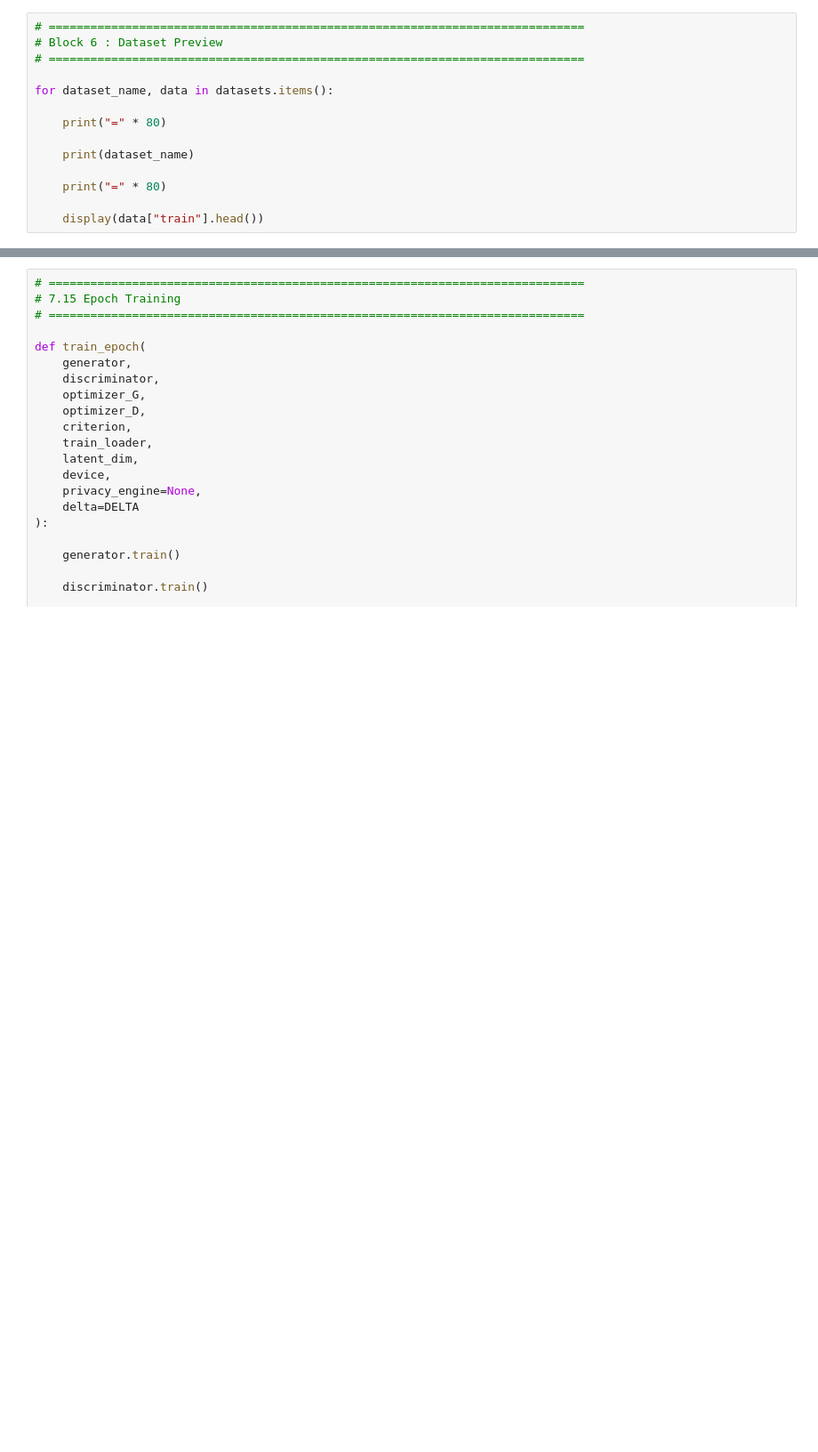
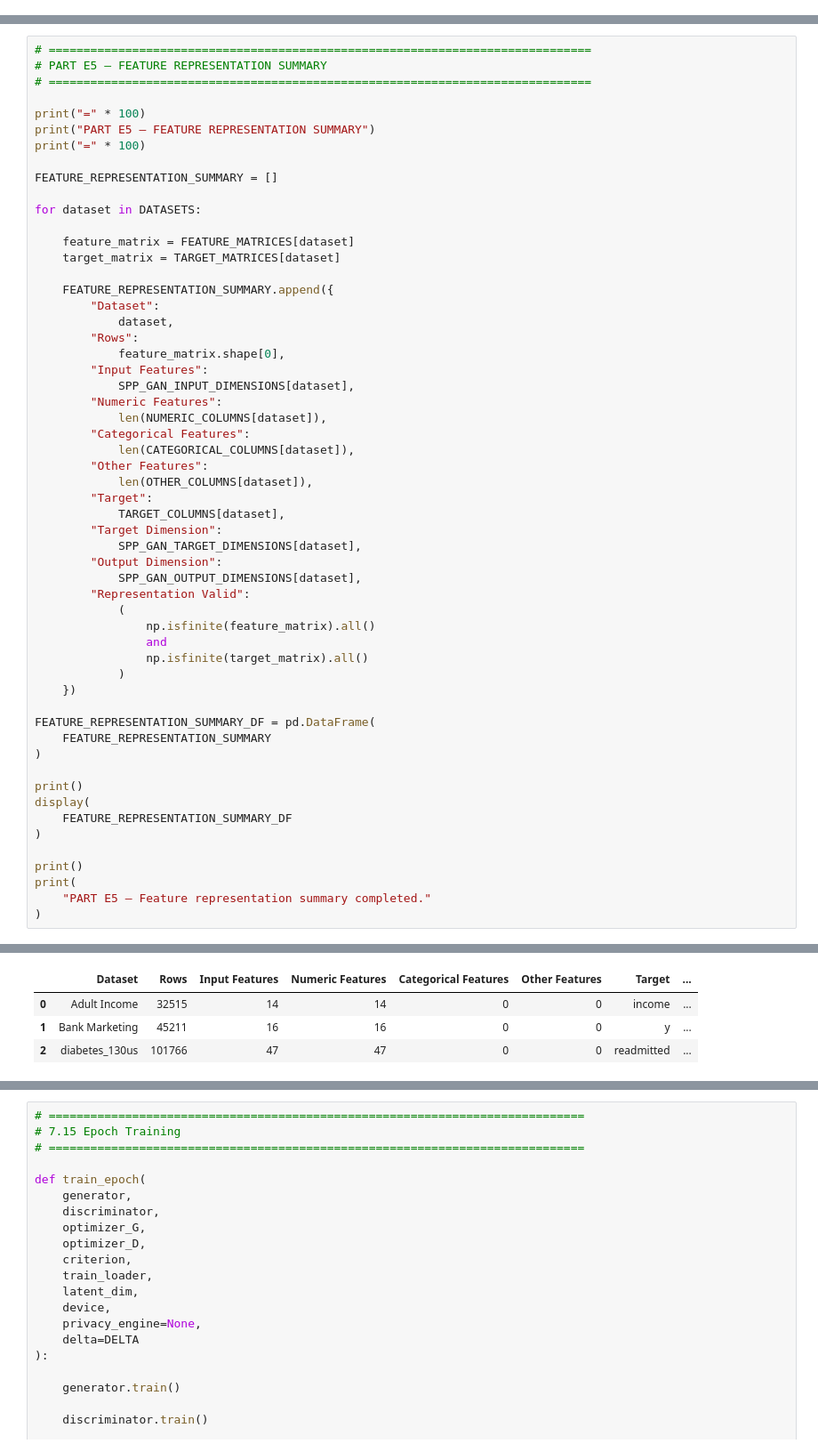
Before and after one commit to amzad-786githumb/Privacy-Preserving-Synthetic-Tabular-Data-Generation-Using-Generative-Adversarial-Networks, a Jupyter notebook: 07_Proposed_Framework.ipynb, the cells around one changed output, grey strips where cells are left out. Shown at 89% size. Cells and saved outputs as stored; diff of their text form; blank space fills up the shorter version.

```diff
--- a/07_Proposed_Framework.ipynb
+++ b/07_Proposed_Framework.ipynb
@@ -610,14 +2,0 @@ Breast Cancer
-# %%
-# =============================================================================
-# Block 6 : Dataset Preview
-# =============================================================================
-
-for dataset_name, data in datasets.items():
-
-    print("=" * 80)
-
-    print(dataset_name)
-
-    print("=" * 80)
-
-    display(data["train"].head())
@@ -3591,0 +2597,57 @@ epsilon                         : 0.17615016305315942
+# %%
+# ==============================================================================
+# PART E5 — FEATURE REPRESENTATION SUMMARY
+# ==============================================================================
+
+print("=" * 100)
+print("PART E5 — FEATURE REPRESENTATION SUMMARY")
+print("=" * 100)
+
+FEATURE_REPRESENTATION_SUMMARY = []
+
+for dataset in DATASETS:
+
+    feature_matrix = FEATURE_MATRICES[dataset]
+    target_matrix = TARGET_MATRICES[dataset]
+
+    FEATURE_REPRESENTATION_SUMMARY.append({
+        "Dataset":
+            dataset,
+        "Rows":
+            feature_matrix.shape[0],
+        "Input Features":
+            SPP_GAN_INPUT_DIMENSIONS[dataset],
+        "Numeric Features":
+            len(NUMERIC_COLUMNS[dataset]),
+        "Categorical Features":
+            len(CATEGORICAL_COLUMNS[dataset]),
+        "Other Features":
+            len(OTHER_COLUMNS[dataset]),
+        "Target":
+            TARGET_COLUMNS[dataset],
+        "Target Dimension":
+            SPP_GAN_TARGET_DIMENSIONS[dataset],
+        "Output Dimension":
+            SPP_GAN_OUTPUT_DIMENSIONS[dataset],
+        "Representation Valid":
+            (
+                np.isfinite(feature_matrix).all()
+                and
+                np.isfinite(target_matrix).all()
+            )
+    })
+
+FEATURE_REPRESENTATION_SUMMARY_DF = pd.DataFrame(
+    FEATURE_REPRESENTATION_SUMMARY
+)
+
+print()
+display(
+    FEATURE_REPRESENTATION_SUMMARY_DF
+)
+
+print()
+print(
+    "PART E5 — Feature representation summary completed."
+)
+# %% [output]
@@ -3591,0 +2657,4 @@ epsilon                         : 0.17615016305315942
+|  | Dataset | Rows | Input Features | Numeric Features | Categorical Features | Other Features | Target | ... |
+| 0 | Adult Income | 32515 | 14 | 14 | 0 | 0 | income | ... |
+| 1 | Bank Marketing | 45211 | 16 | 16 | 0 | 0 | y | ... |
+| 2 | diabetes_130us | 101766 | 47 | 47 | 0 | 0 | readmitted | ... |
```
Also changed, not shown: parts of 168 cells of this notebook.
